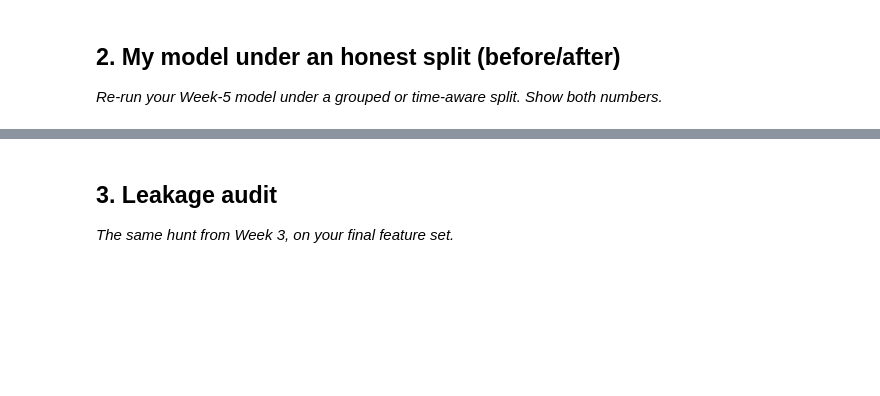
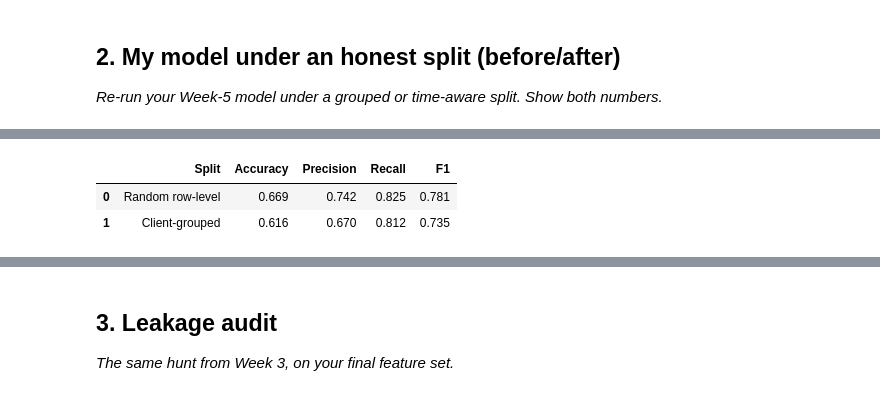
Before and after one commit to atulpatel-net/FlyRank_ML_In, a Jupyter notebook: work/notebooks/w06_validation_audit.ipynb, the cells around one changed output, grey strips where cells are left out. Cells and saved outputs as stored; diff of their text form; code cells hidden in the pictures; blank space fills up the shorter version.

```diff
--- a/work/notebooks/w06_validation_audit.ipynb
+++ b/work/notebooks/w06_validation_audit.ipynb
@@ -16,0 +271,29 @@ This skeleton is yours to fill. Work the sections **in order** — each one has
+# %%
+comparison = pd.DataFrame({
+    "Split": [
+        "Random row-level",
+        "Client-grouped"
+    ],
+    "Accuracy": [
+        accuracy_score(y_test_random, rf_random_pred),
+        grouped_accuracy
+    ],
+    "Precision": [
+        precision_score(y_test_random, rf_random_pred, zero_division=0),
+        grouped_precision
+    ],
+    "Recall": [
+        recall_score(y_test_random, rf_random_pred, zero_division=0),
+        grouped_recall
+    ],
+    "F1": [
+        f1_score(y_test_random, rf_random_pred, zero_division=0),
+        grouped_f1
+    ]
+})
+
+display(comparison.round(3))
+# %% [output]
+|  | Split | Accuracy | Precision | Recall | F1 |
+| 0 | Random row-level | 0.669 | 0.742 | 0.825 | 0.781 |
+| 1 | Client-grouped | 0.616 | 0.670 | 0.812 | 0.735 |
```
Also changed, not shown: parts of 16 cells of this notebook.
